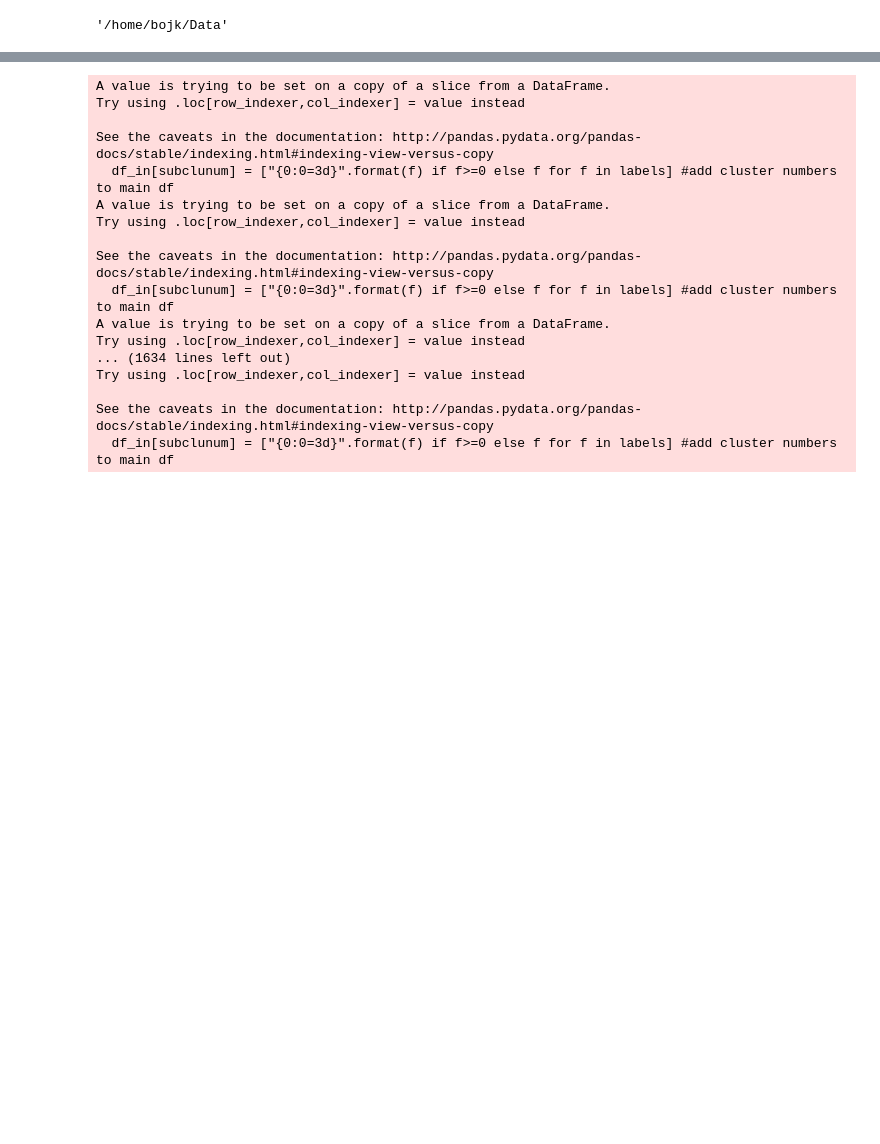
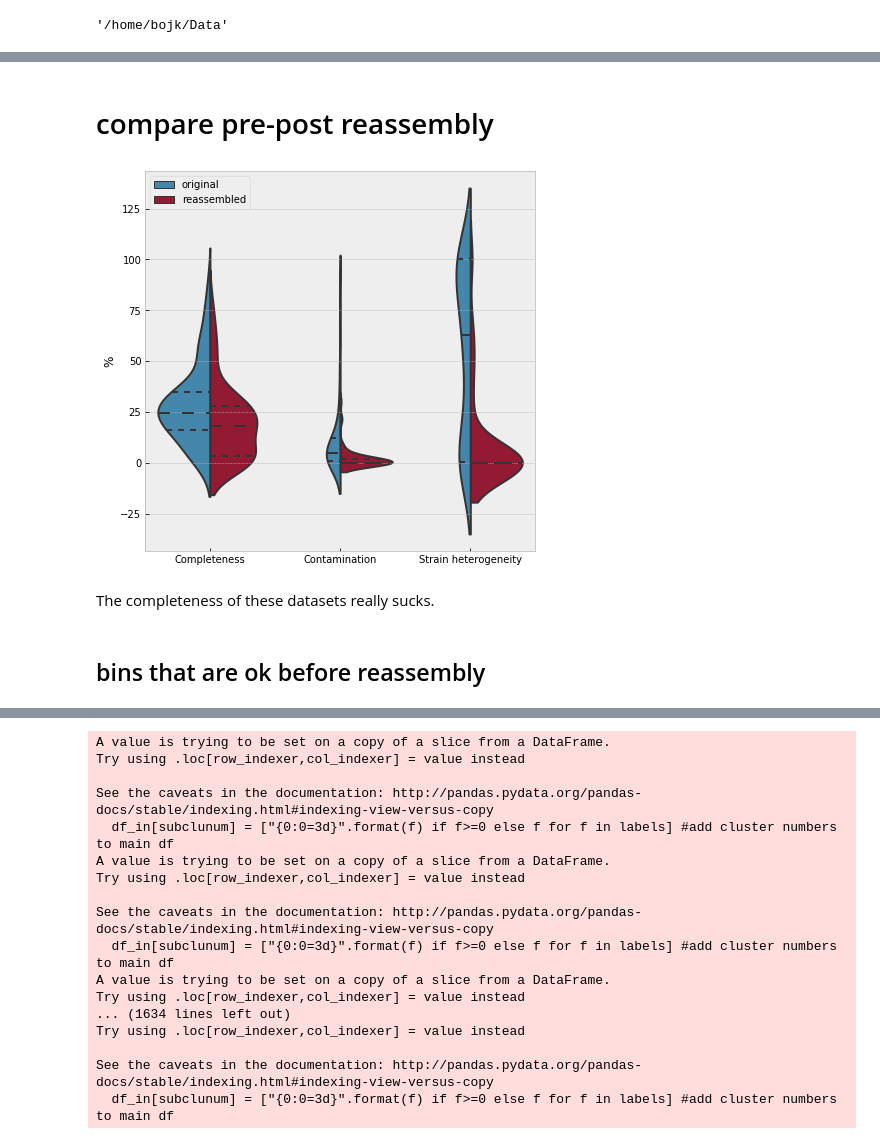
Before and after one commit to BojkArth/minimeta_notebooks, a Jupyter notebook: 201901_postReassemblyPruning_SagMAT.ipynb, the cells around one changed output, grey strips where cells are left out. Saved outputs shown, nothing was run; the diff lists cells and outputs as text; code cells hidden in the pictures; blank space fills up the shorter version.

```diff
--- a/201901_postReassemblyPruning_SagMAT.ipynb
+++ b/201901_postReassemblyPruning_SagMAT.ipynb
@@ -88 +159,18 @@ Index(['40cm_mean', '40cm_median', '40cm_std', '55cm_mean', '55cm_median',
       dtype='object')
+# %% [markdown]
+# compare pre-post reassembly
+# %%
+imp.reload(cop)
+indir_reassembly = 'Permafrost/'+expt_name+'/bins/fasta/reassembly/genomes_5kbfilter/CheckM/'
+indir_originals = 'Permafrost/'+expt_name+'/bins/fasta/originals/checkm_SM/'
+chkm_orig = co.make_checkm_output_df(indir_originals,'tempcheckmdf')
+chkm_orig['dataset'] = 'original'
+chkm_reas = co.make_checkm_output_df(indir_reassembly,'tempcheckmdf')
+chkm_reas['dataset'] = 'reassembled'
+cop.compare_two_checkmdfs(chkm_orig,chkm_reas,'dataset',indir_reassembly,expt_name+'_comparison_pre-post_reassembly')
+# %% [output]
+[figure, added]
+# %% [markdown]
+The completeness of these datasets really sucks.
+# %% [markdown]
+## bins that are ok before reassembly
```
Also changed, not shown: parts of 26 cells of this notebook, 1 other file.
